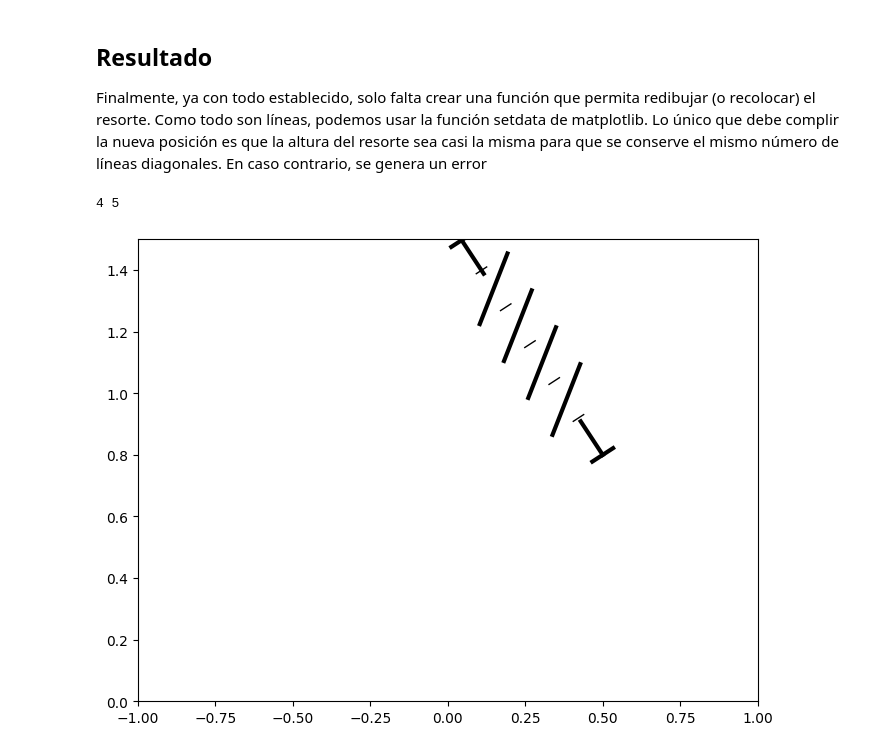
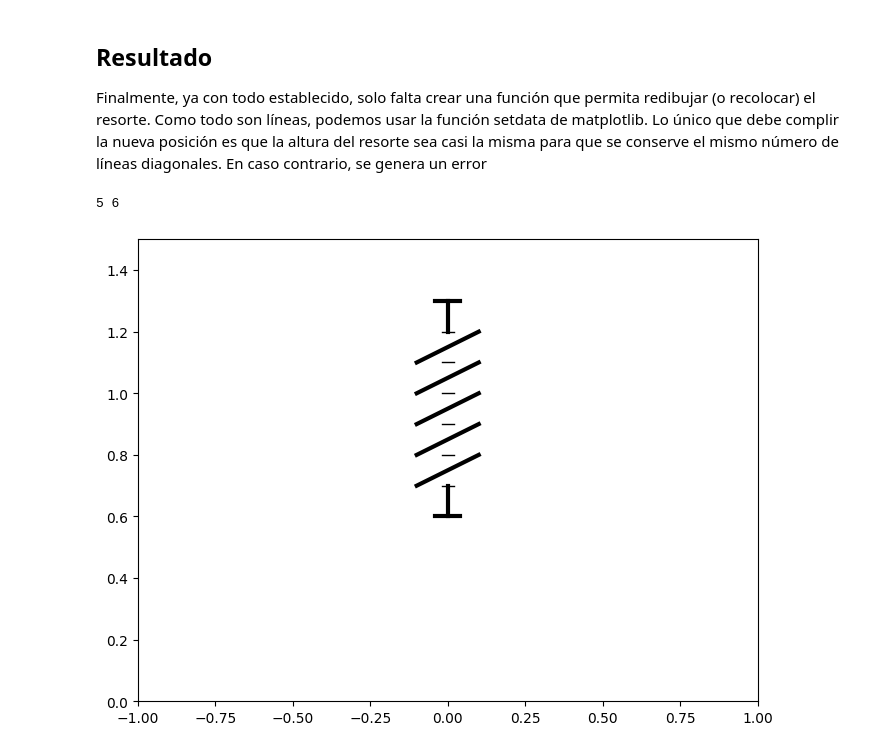
Before and after one commit to tzar-or/simulaciones_taller_de_fisica_unam_fc, a Jupyter notebook: resorte-sprite-tests.ipynb, the cells around one changed output. Drawn from its saved outputs; the diff is of its cells as text; code cells hidden in the pictures.

```diff
--- a/resorte-sprite-tests.ipynb
+++ b/resorte-sprite-tests.ipynb
@@ -630,8 +630,11 @@ class Resorte:
         # definimos una función para hacer la rotación de un vecor
         def R(x,y,pos = pos):
             #definimos el angulo de la rotación
-            theta = np.arctan( (pos[1][1]-pos[0][1])/(pos[1][0]-pos[0][0]) ) + np.pi/2
-            theta = theta if (pos[1][1]-pos[0][1])>0 else theta-np.pi
+            if( (pos[1][0]-pos[0][0])==0 ):
+                theta = 0 if (pos[1][1]-pos[0][1])<0 else np.pi
+            else:
+                theta = np.arctan( (pos[1][1]-pos[0][1])/(pos[1][0]-pos[0][0]) ) - np.pi/2
+            theta = theta if (pos[1][0]-pos[0][0])>0 else theta-np.pi
             return np.matmul([x,y],[[np.cos(theta), np.sin(theta)],[-np.sin(theta),np.cos(theta)]])+np.array([pos[0][0], pos[0][1]])
 
 
@@ -670,8 +673,11 @@ class Resorte:
         #Función de transformación
         def R(x,y,pos = pos):
             #definimos el angulo de la rotación
-            theta = np.arctan( (pos[1][1]-pos[0][1])/(pos[1][0]-pos[0][0]) ) + np.pi/2
-            theta = theta if (pos[1][1]-pos[0][1])>0 else theta-np.pi
+            if( (pos[1][0]-pos[0][0])==0 ):
+                theta = 0 if (pos[1][1]-pos[0][1])<0 else np.pi
+            else:
+                theta = np.arctan( (pos[1][1]-pos[0][1])/(pos[1][0]-pos[0][0]) ) - np.pi/2
+            theta = theta if (pos[1][0]-pos[0][0])>0 else theta-np.pi
             return np.matmul([x,y],[[np.cos(theta), np.sin(theta)],[-np.sin(theta),np.cos(theta)]])+np.array([pos[0][0], pos[0][1]])
 
         #definimos vsriables de apoyo
@@ -687,35 +693,35 @@ class Resorte:
             hd = (h-2*ih)/self.n
             #reposicionamos líneas diagonales
             for i in range(1,self.n+1):
                 self.diag[i-1].set_data( [R(-ih/s,i*hd)[0],R(ih/s,(i+1)*hd)[0]],[R(-ih/s,i*hd)[1],R(ih/s,(i+1)*hd)[1]] )
 
             #reposicionamos líneas horizontales
             for i in range(1,self.n+2):
                 self.horz[i-1].set_data( [R(-l/2,i*hd)[0],R(l/2,i*hd)[0]], [R(-l/2,i*hd)[1],R(l/2,i*hd)[1]] )
 
             #reposicionamos los soportes
             self.supph1.set_data( [R(-l,0)[0], R(l,0)[0]], [R(-l,0)[1], R(l,0)[1]] )
             self.suppv1.set_data( [R(0,0)[0],R(0,ih)[0]], [R(0,0)[1], R(0,ih)[1]] )
             self.supph2.set_data( [R(-l,h)[0], R(l,h)[0]], [R(-l,h)[1], R(l,h)[1]] )
             self.suppv2.set_data( [R(0,h)[0], R(0,h-ih)[0]], [R(0,h)[1], R(0,h-ih)[1]] )
 
 
         else:
             raise Exception("Non valid spring lenght")
 
 
 
 
 
 
 #definimos dos posiciones y dibujamos la línea donde debería ir el resorte, y el resorte solo con la rotación
 # X del soporte fijo, y X del soporte movil
 #d = 0.6403
-posx = [0.6, 0.2]
-posy = [0.8, 1.3]
+posx = [0, 0]
+posy = [0.6, 1.3]
 resorte = Resorte(ax, pos=[(posx[0],posy[0]),(posx[1], posy[1])], scale=1, weight=1, compression=0.5)
 resorte.draw()
-resorte.reset( pos=[(0.5,0.8),(0.15, 1.3362)], compression=0.8 )
+#resorte.reset( pos=[(0.5,0.8),(0.15, 1.3362)], compression=0.8 )
 # %% [output]
-4 5
+5 6
-[figure, old version]
+[figure, new version]
```
Also changed, not shown: 2 other files.
